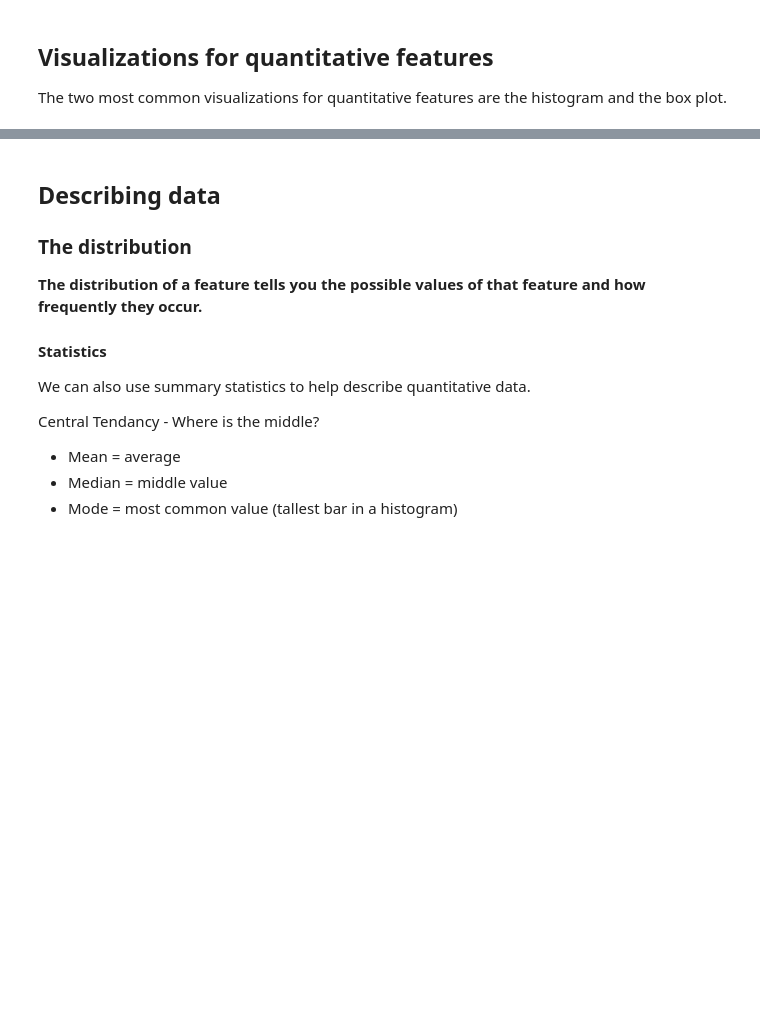
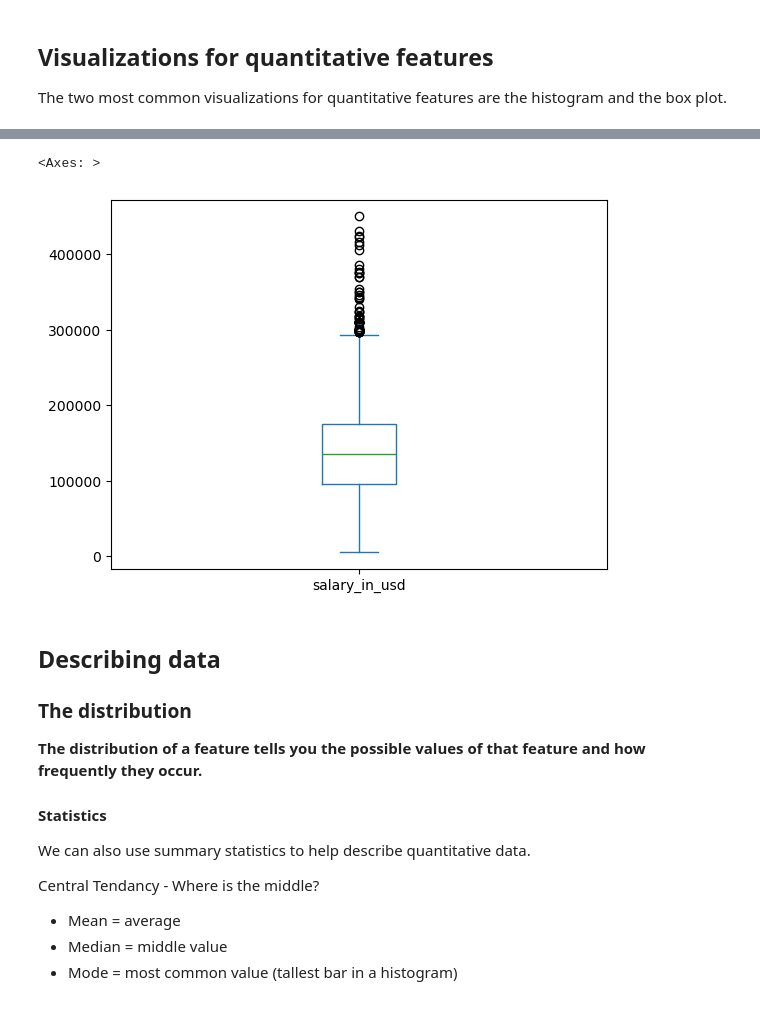
Before and after one commit to Adamg159/Data_Visualization_And_Modeling, a Jupyter notebook: Lecture/Week 1/1.1 - Data Visualization.ipynb, the cells around one changed output, grey strips where cells are left out. Cells and saved outputs as stored; diff of their text form; code cells hidden in the pictures; blank space fills up the shorter version.

```diff
--- a/Lecture/Week 1/1.1 - Data Visualization.ipynb
+++ b/Lecture/Week 1/1.1 - Data Visualization.ipynb
@@ -191,3 +292,8 @@ The two most common visualizations for quantitative features are the histogram a
+# %%
+salary_df['salary_in_usd'].plot(kind='box')
+# %% [output]
+<Axes: >
+[figure, added]
 # %% [markdown]
 ## Describing data
 
```
Also changed, not shown: parts of 21 cells of this notebook, 1 other file.
